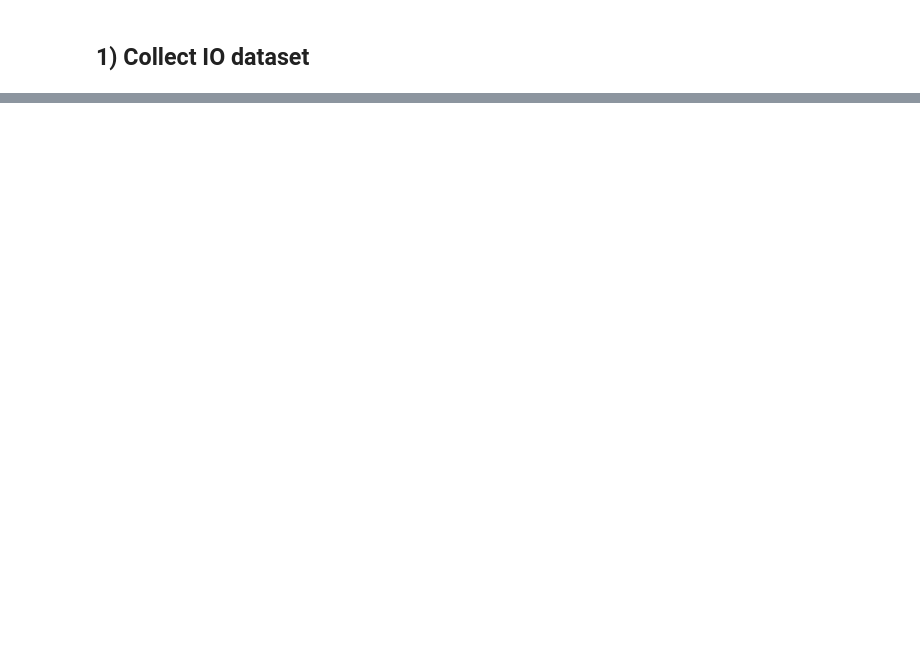
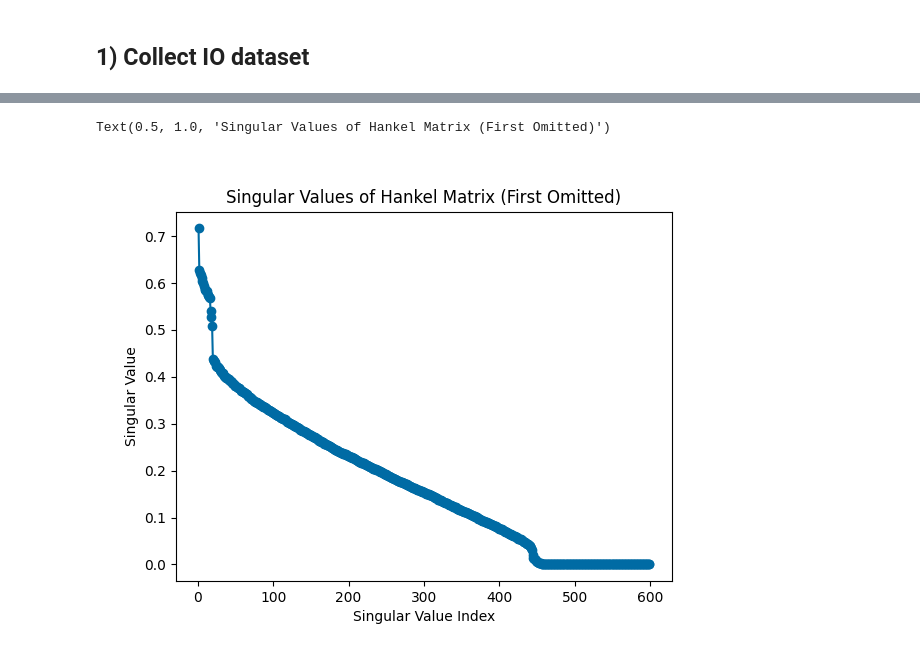
Before and after one commit to ryancalizadeh/EECE571, a Jupyter notebook: TermProject_v1.ipynb, the cells around one changed output, grey strips where cells are left out. Saved outputs shown, nothing was run; the diff lists cells and outputs as text; code cells hidden in the pictures; blank space fills up the shorter version.

```diff
--- a/TermProject_v1.ipynb
+++ b/TermProject_v1.ipynb
@@ -120,0 +173,21 @@ constant current and constant impedance. p2p, p2i and p2z must be in decimal
+# %%
+# Inspect singular values of Hankel matrices
+
+L_est = 20									# Rough estimate, will refine later
+Hy_est = block_hankel(ys[1:, :].T, L_est)
+Hu_est = block_hankel(us[1:, :].T, L_est)
+
+H_est = np.vstack((Hu_est,Hy_est))
+
+# SVD on Hankel matrix
+U, S, Vh = np.linalg.svd(H_est, full_matrices=False)
+
+# Plot singular values
+fig3, ax3 = plt.subplots()
+ax3.plot(np.arange(1, len(S)), S[1:], marker='o')
+ax3.set_xlabel('Singular Value Index')
+ax3.set_ylabel('Singular Value')
+ax3.set_title('Singular Values of Hankel Matrix (First Omitted)')
+# %% [output]
+Text(0.5, 1.0, 'Singular Values of Hankel Matrix (First Omitted)')
+[figure, added]
```
Also changed, not shown: parts of 18 cells of this notebook, 4 other files.
